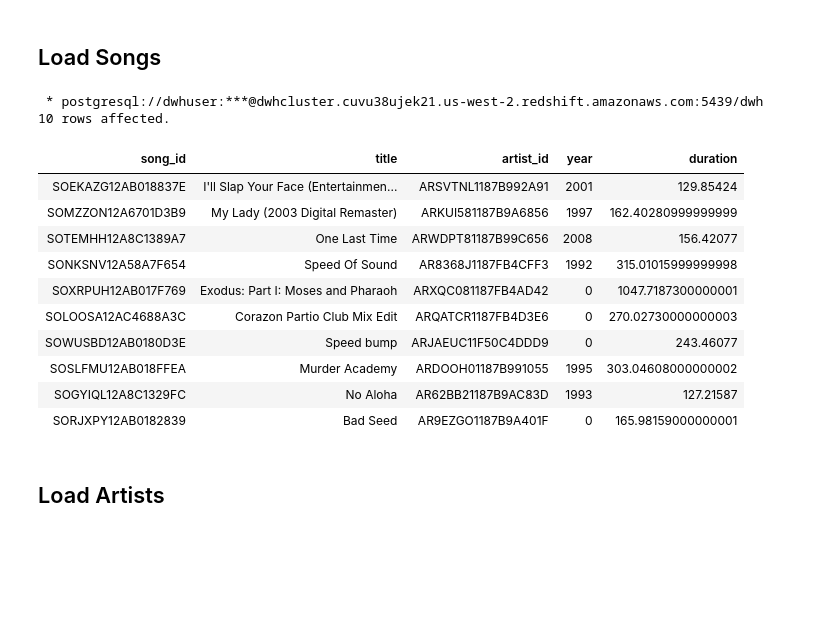
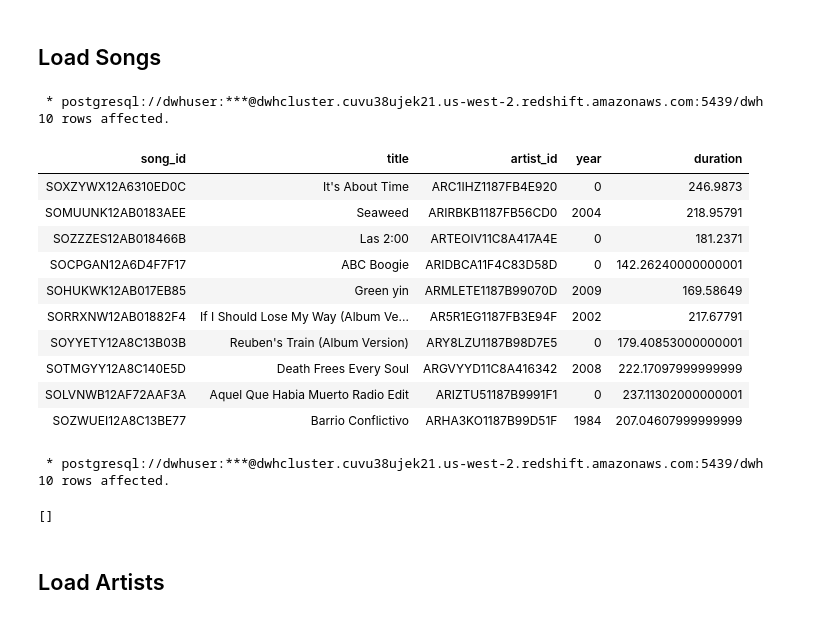
Before and after one commit to joseph-higaki/UDataEng_L03_P02_S3toRedshiftDW, a Jupyter notebook: etl_draft.ipynb, the cells around one changed output. Saved outputs shown, nothing was run; the diff lists cells and outputs as text; code cells hidden in the pictures; blank space fills up the shorter version.

```diff
--- a/etl_draft.ipynb
+++ b/etl_draft.ipynb
@@ -247,28 +355,44 @@ limit 2
 # %%
 %%sql
 
 select
 song_id,
 title,
 artist_id,
-year,
+year::int,
 duration
 from staging_sparklify.staging_songs
 limit 10
 # %% [output]
  * postgresql://dwhuser:***@dwhcluster.cuvu38ujek21.us-west-2.redshift.amazonaws.com:5439/dwh
 10 rows affected.
 | song_id | title | artist_id | year | duration |
-| SOEKAZG12AB018837E | I'll Slap Your Face (Entertainmen... | ARSVTNL1187B992A91 | 2001 | 129.85424 |
-| SOMZZON12A6701D3B9 | My Lady (2003 Digital Remaster) | ARKUI581187B9A6856 | 1997 | 162.40280999999999 |
-| SOTEMHH12A8C1389A7 | One Last Time | ARWDPT81187B99C656 | 2008 | 156.42077 |
-| SONKSNV12A58A7F654 | Speed Of Sound | AR8368J1187FB4CFF3 | 1992 | 315.01015999999998 |
-| SOXRPUH12AB017F769 | Exodus: Part I: Moses and Pharaoh | ARXQC081187FB4AD42 | 0 | 1047.7187300000001 |
-| SOLOOSA12AC4688A3C | Corazon Partio Club Mix Edit | ARQATCR1187FB4D3E6 | 0 | 270.02730000000003 |
-| SOWUSBD12AB0180D3E | Speed bump | ARJAEUC11F50C4DDD9 | 0 | 243.46077 |
-| SOSLFMU12AB018FFEA | Murder Academy | ARDOOH01187B991055 | 1995 | 303.04608000000002 |
-| SOGYIQL12A8C1329FC | No Aloha | AR62BB21187B9AC83D | 1993 | 127.21587 |
-| SORJXPY12AB0182839 | Bad Seed | AR9EZGO1187B9A401F | 0 | 165.98159000000001 |
+| SOXZYWX12A6310ED0C | It's About Time | ARC1IHZ1187FB4E920 | 0 | 246.9873 |
+| SOMUUNK12AB0183AEE | Seaweed | ARIRBKB1187FB56CD0 | 2004 | 218.95791 |
+| SOZZZES12AB018466B | Las 2:00 | ARTEOIV11C8A417A4E | 0 | 181.2371 |
+| SOCPGAN12A6D4F7F17 | ABC Boogie | ARIDBCA11F4C83D58D | 0 | 142.26240000000001 |
+| SOHUKWK12AB017EB85 | Green yin | ARMLETE1187B99070D | 2009 | 169.58649 |
+| SORRXNW12AB01882F4 | If I Should Lose My Way (Album Ve... | AR5R1EG1187FB3E94F | 2002 | 217.67791 |
+| SOYYETY12A8C13B03B | Reuben's Train (Album Version) | ARY8LZU1187B98D7E5 | 0 | 179.40853000000001 |
+| SOTMGYY12A8C140E5D | Death Frees Every Soul | ARGVYYD11C8A416342 | 2008 | 222.17097999999999 |
+| SOLVNWB12AF72AAF3A | Aquel Que Habia Muerto Radio Edit | ARIZTU51187B9991F1 | 0 | 237.11302000000001 |
+| SOZWUEI12A8C13BE77 | Barrio Conflictivo | ARHA3KO1187B99D51F | 1984 | 207.04607999999999 |
+# %%
+%%sql
+insert into songs
+(song_id,title,artist_id,year,duration)
+select
+song_id,
+title,
+artist_id,
+year::int,
+duration
+from staging_sparklify.staging_songs
+limit 10
+# %% [output]
+ * postgresql://dwhuser:***@dwhcluster.cuvu38ujek21.us-west-2.redshift.amazonaws.com:5439/dwh
+10 rows affected.
+[]
 # %% [markdown]
 ## Load Artists
 # %%
```
Also changed, not shown: parts of 14 cells of this notebook, 4 other files.
